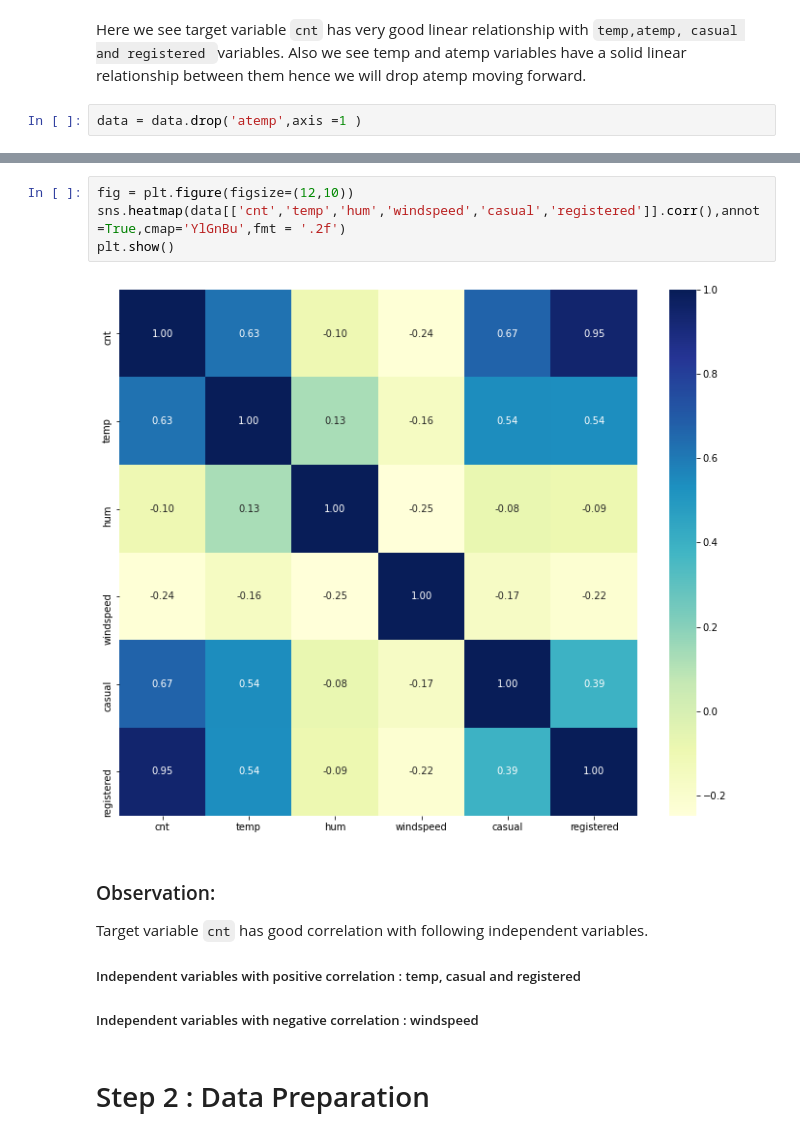
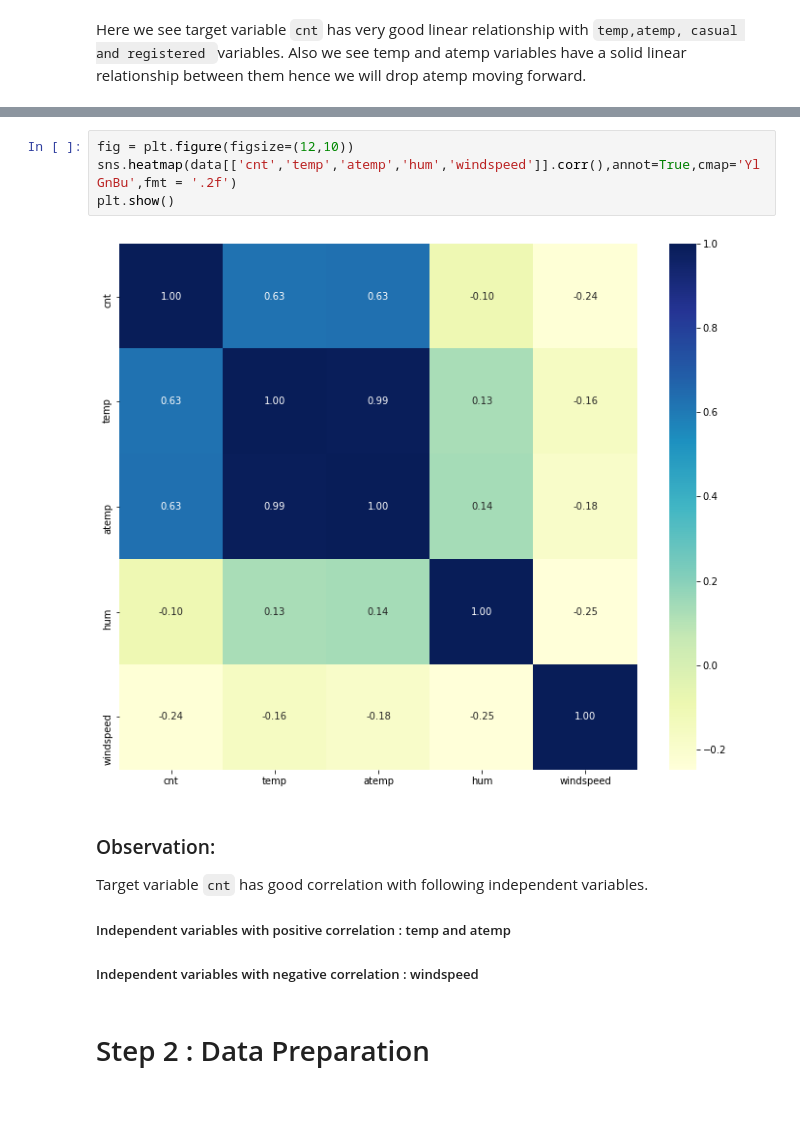
Before and after one commit to vivek3vedi/BikeSharing, a Jupyter notebook: BikeSharingCaseStudy.ipynb, the cells around one changed output, grey strips where cells are left out. Saved outputs shown, nothing was run; the diff lists cells and outputs as text; blank space fills up the shorter version.

```diff
--- a/BikeSharingCaseStudy.ipynb
+++ b/BikeSharingCaseStudy.ipynb
@@ -143,5 +143,3 @@ plt.show()
 # %% [markdown]
 Here we see target variable `cnt` has very good linear relationship with `temp,atemp, casual and registered `variables.
 Also we see temp and atemp variables have a solid linear relationship between them hence we will drop atemp moving forward.
-# %%
-data = data.drop('atemp',axis =1 )
@@ -157,13 +146,13 @@ data.head()
 # %%
 fig = plt.figure(figsize=(12,10))
-sns.heatmap(data[['cnt','temp','hum','windspeed','casual','registered']].corr(),annot=True,cmap='YlGnBu',fmt = '.2f')
+sns.heatmap(data[['cnt','temp','atemp','hum','windspeed']].corr(),annot=True,cmap='YlGnBu',fmt = '.2f')
 plt.show()
 # %% [output]
-[figure, old version]
+[figure, new version]
 # %% [markdown]
 ### Observation:
 Target variable `cnt` has good correlation with following independent variables.
-##### Independent variables with positive correlation : temp, casual and registered
+##### Independent variables with positive correlation : temp and atemp
 ##### Independent variables with negative correlation : windspeed
 # %% [markdown]
 # Step 2 : Data Preparation
```
Also changed, not shown: parts of 158 cells of this notebook.
